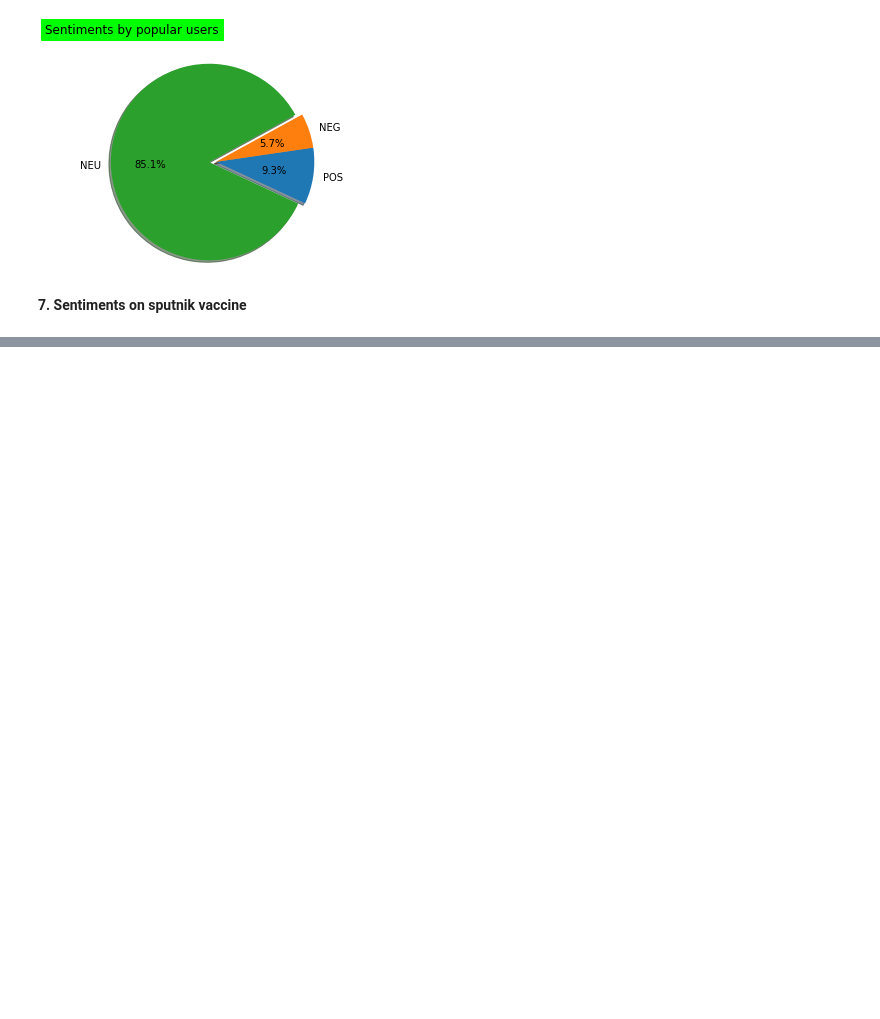
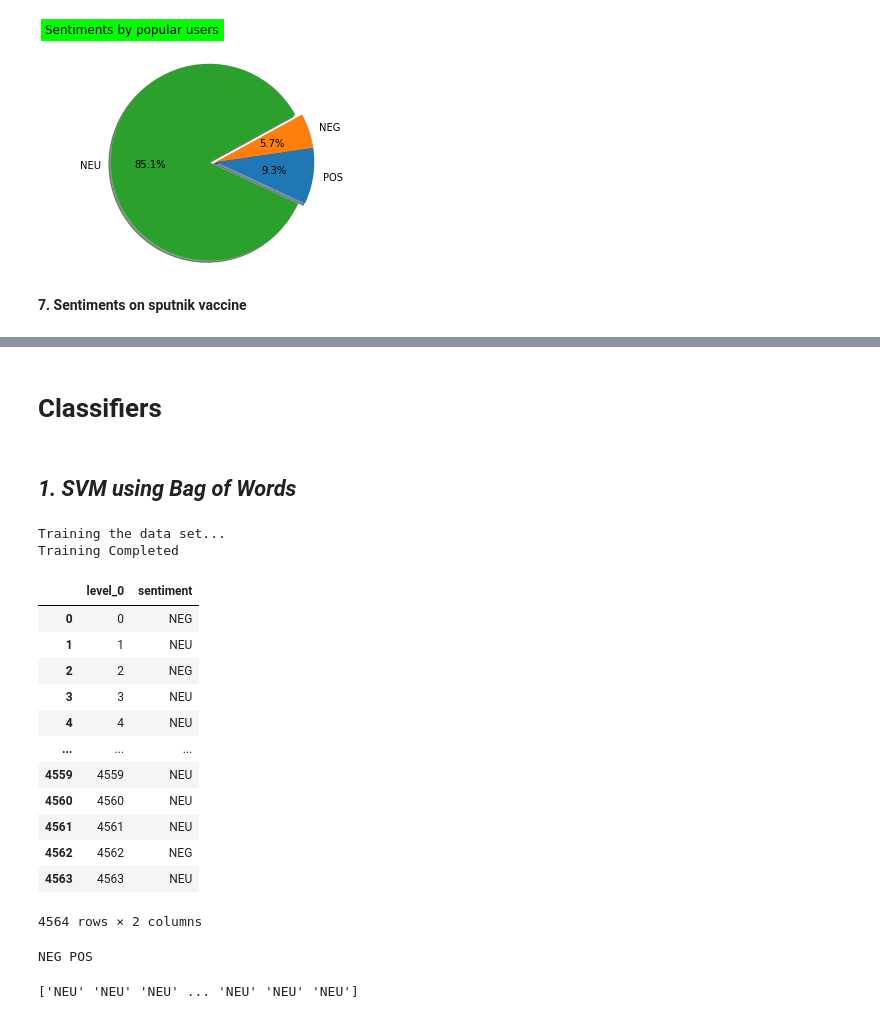
Before and after one commit to EliasEconomou/DataMining1-Sentiment-Analysis, a Jupyter notebook: DataMining1_Sentiment_Analysis.ipynb, the cells around one changed output, grey strips where cells are left out. Cells and saved outputs as stored; diff of their text form; code cells hidden in the pictures; blank space fills up the shorter version.

```diff
--- a/DataMining1_Sentiment_Analysis.ipynb
+++ b/DataMining1_Sentiment_Analysis.ipynb
@@ -360,0 +424,14 @@ df
+# %% [markdown]
+# **Classifiers**
+# %% [markdown]
+## *1. SVM using Bag of Words*
+# %%
+# Training
+# clf = svm.SVC(gamma='auto',cache_size=12000,max_iter=-1)
+clf = svm.SVC(gamma=0.001, C=100.)
+print("Training the data set...")
+clf.fit(bow_X_train, y_train)
+print("Training Completed")
+# %% [output]
+Training the data set...
+Training Completed
@@ -360,0 +459,27 @@ df
+# %%
+y_test = y_test.reset_index()
+# y_test = y_test.drop("index")
+y_test.drop("index", axis=1, inplace=True)
+y_test
+# %% [output]
+|  | level_0 | sentiment |
+| 0 | 0 | NEG |
+| 1 | 1 | NEU |
+| 2 | 2 | NEG |
+| 3 | 3 | NEU |
+| 4 | 4 | NEU |
+| ... | ... | ... |
+| 4559 | 4559 | NEU |
+| 4560 | 4560 | NEU |
+| 4561 | 4561 | NEU |
+| 4562 | 4562 | NEG |
+| 4563 | 4563 | NEU |
+4564 rows × 2 columns
+# %%
+print(result[27],y_test["sentiment"][27])
+# %% [output]
+NEG POS
+# %%
+print(result)
+# %% [output]
+['NEU' 'NEU' 'NEU' ... 'NEU' 'NEU' 'NEU']
```
Also changed, not shown: parts of 22 cells of this notebook.
